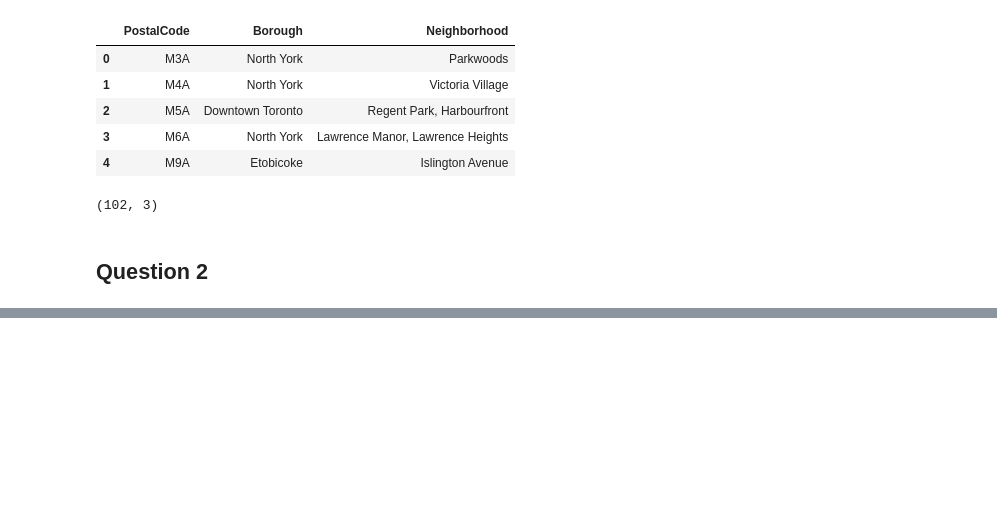
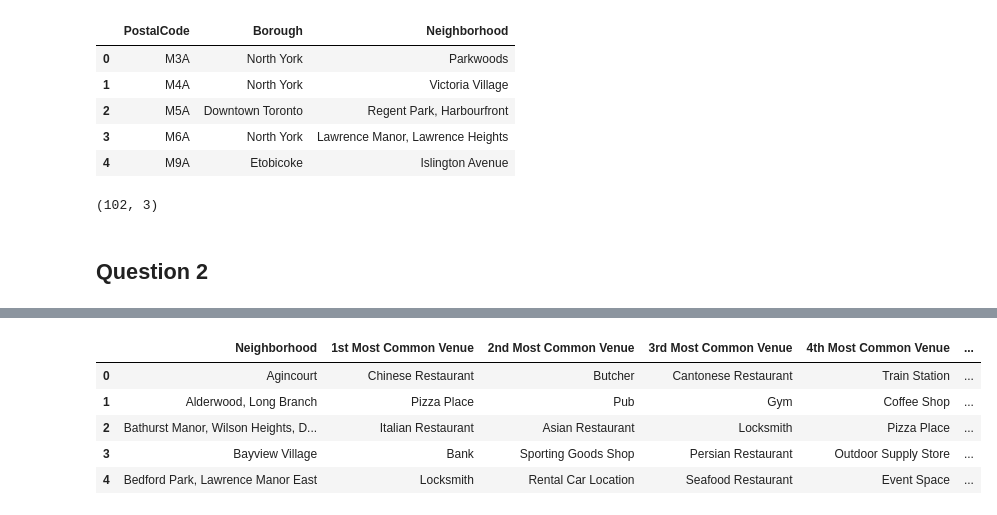
Before and after one commit to vishalcha789/Coursera_Capstone, a Jupyter notebook: Exploring neighborhoods in Toronto 1.ipynb, the cells around one changed output, grey strips where cells are left out. Drawn from its saved outputs; the diff is of its cells as text; code cells hidden in the pictures; blank space fills up the shorter version.

```diff
--- a/Exploring neighborhoods in Toronto 1.ipynb
+++ b/Exploring neighborhoods in Toronto 1.ipynb
@@ -140,0 +331,32 @@ torontodata.head(10)
+# %%
+##Create a new dataframe to display the top 10 venues for each neighborhood.
+
+import numpy as np # Import Numpy
+
+num_top_venues = 10
+
+indicators = ['st', 'nd', 'rd']
+
+# create columns according to number of top venues
+columns = ['Neighborhood']
+for ind in np.arange(num_top_venues):
+    try:
+        columns.append('{}{} Most Common Venue'.format(ind+1, indicators[ind]))
+    except:
+        columns.append('{}th Most Common Venue'.format(ind+1))
+
+# create a new dataframe
+neighborhoods_venues_sorted = pd.DataFrame(columns=columns)
+neighborhoods_venues_sorted['Neighborhood'] = toronto_grouped['Neighbourhood']
+
+for ind in np.arange(toronto_grouped.shape[0]):
+    neighborhoods_venues_sorted.iloc[ind, 1:] = return_most_common_venues(toronto_grouped.iloc[ind, :], num_top_venues)
+
+neighborhoods_venues_sorted.head()
+# %% [output]
+|  | Neighborhood | 1st Most Common Venue | 2nd Most Common Venue | 3rd Most Common Venue | 4th Most Common Venue | ... |
+| 0 | Agincourt | Chinese Restaurant | Butcher | Cantonese Restaurant | Train Station | ... |
+| 1 | Alderwood, Long Branch | Pizza Place | Pub | Gym | Coffee Shop | ... |
+| 2 | Bathurst Manor, Wilson Heights, D... | Italian Restaurant | Asian Restaurant | Locksmith | Pizza Place | ... |
+| 3 | Bayview Village | Bank | Sporting Goods Shop | Persian Restaurant | Outdoor Supply Store | ... |
+| 4 | Bedford Park, Lawrence Manor East | Locksmith | Rental Car Location | Seafood Restaurant | Event Space | ... |
```
Also changed, not shown: parts of 17 cells of this notebook.
